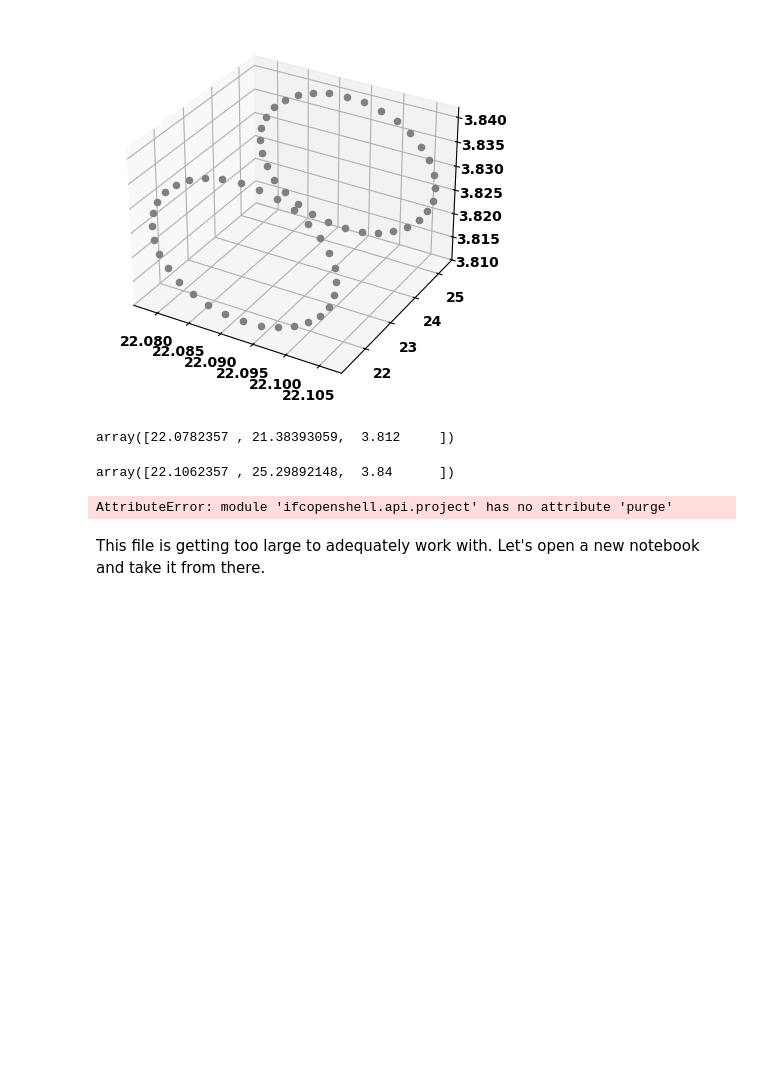
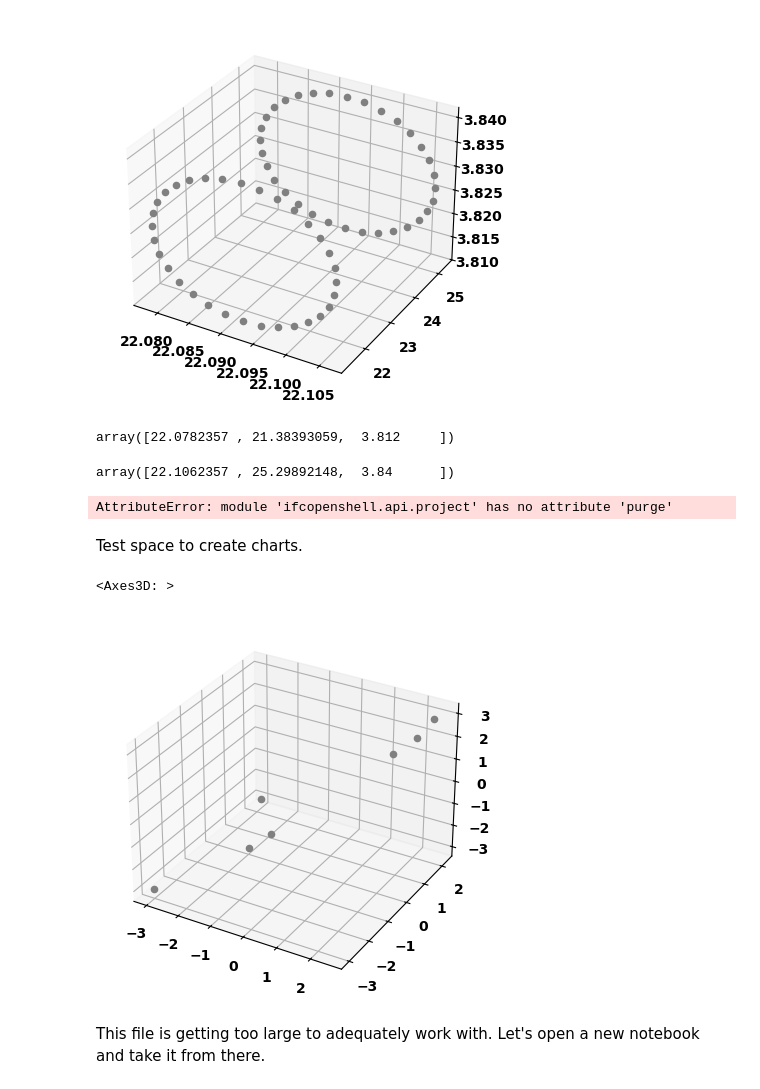
Before and after one commit to suryashch/3d_modelling, a Jupyter notebook: research/reducing-mesh-density/notebooks/hyper-instance.ipynb, the cells around one changed output. Cells and saved outputs as stored; diff of their text form; code cells hidden in the pictures; blank space fills up the shorter version.

```diff
--- a/research/reducing-mesh-density/notebooks/hyper-instance.ipynb
+++ b/research/reducing-mesh-density/notebooks/hyper-instance.ipynb
@@ -1908,5 +1908,22 @@ ifcopenshell.api.project.purge(model)
 AttributeError: module 'ifcopenshell.api.project' has no attribute 'purge'
 # %%
 model.write('data/plumbing-test_3.ifc')
+# %% [markdown]
+Test space to create charts.
+# %%
+test_chart = [
+    [-3,-3,-3],
+    [-3,2.2,-3],
+    [-1,-1.5,-1.5],
+    [0,-2,0],
+    [1.3,2,1.0],
+    [2,2,2],
+    [2.5,2,3]
+]
+
+plot_vertices(test_chart)
+# %% [output]
+<Axes3D: >
+[figure, added]
 # %% [markdown]
 This file is getting too large to adequately work with. Let's open a new notebook and take it from there.
```
Also changed, not shown: parts of 1 cell of this notebook.
